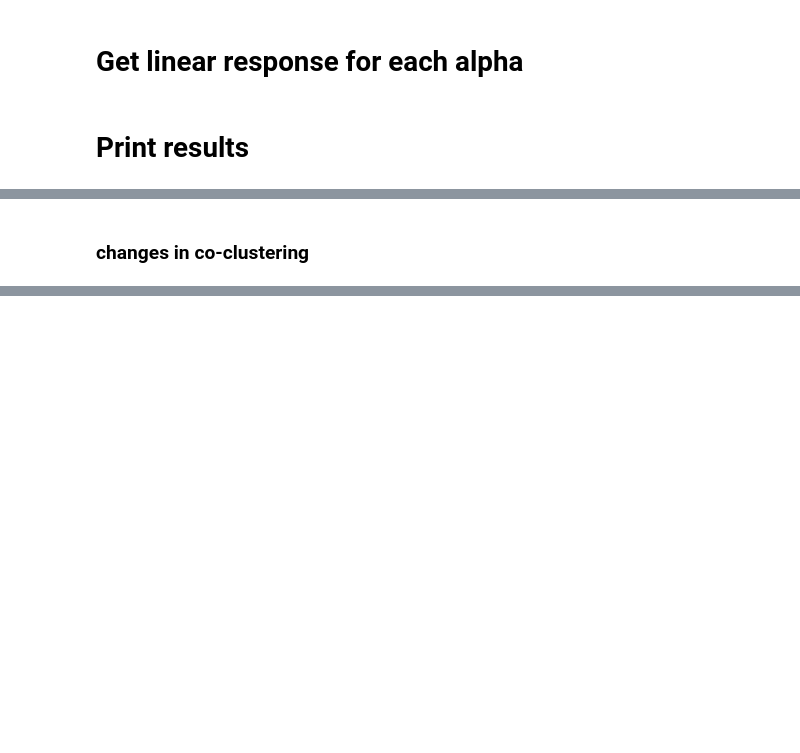
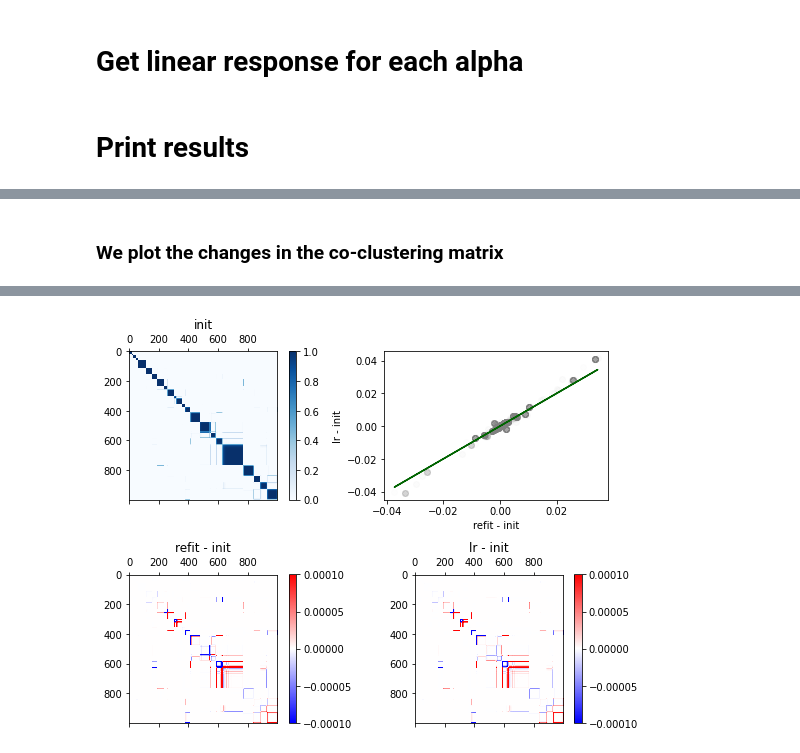
Before and after one commit to Runjing-Liu120/BNPStickBreakingSensitivity, a Jupyter notebook: GMM_regression_clustering/jupyter/main_parametric_sensitivity.ipynb, the cells around one changed output, grey strips where cells are left out. Drawn from its saved outputs; the diff is of its cells as text; code cells hidden in the pictures; blank space fills up the shorter version.

```diff
--- a/GMM_regression_clustering/jupyter/main_parametric_sensitivity.ipynb
+++ b/GMM_regression_clustering/jupyter/main_parametric_sensitivity.ipynb
@@ -488,5 +475,3 @@ for i in range(len(alpha_list)):
-# %% [markdown]
-### changes in co-clustering
 # %%
 import scipy.cluster.hierarchy as sch
 
@@ -513,3 +498,45 @@ def get_coclustering(vb_params_free):
     ez = get_optimal_ez(vb_params_free)
 
     return np.dot(ez, ez.transpose())
+# %% [markdown]
+### We plot the changes in the co-clustering matrix
+# %%
+fig, axarr = plt.subplots(2, 2, figsize = (8, 6))
+
+################
+# get co-clustering matrix
+################
+indx = 0
+coclust_init = get_coclustering(vb_opt)
+coclust_lr = get_coclustering(lr_list[indx])
+coclust_refit = get_coclustering(refit_list[indx])
+
+################
+# initial co-clustering matrix
+################
+im0 = axarr[0, 0].matshow(coclust_init,
+                 cmap = plt.get_cmap('Blues'))
+axarr[0, 0].set_title('init')
+fig.colorbar(im0, ax = axarr[0, 0])
+
+################
+# differences
+################
+result_loading_utils.print_diff_plot(coclust_refit.flatten(),
+                                    coclust_lr.flatten(),
+                                    coclust_init.flatten(),
+                                    axarr[0, 1],
+                                    alpha = 0.01)
+
+
+vmax = 0.0001
+result_loading_utils.plot_colormaps(coclust_refit,
+                                   coclust_lr,
+                                   coclust_init,
+                                   fig,
+                                   axarr[1],
+                                   plot_initial = False,
+                                   diff_vmax = vmax)
+
+fig.tight_layout()
+# %% [output]
@@ -516,3 +544,4 @@ def get_coclustering(vb_params_free):
+[figure, added]
 # %%
 fig, axarr = plt.subplots(2, 2, figsize = (8, 6))
 
```
Also changed, not shown: parts of 37 cells of this notebook, 1 other file.
